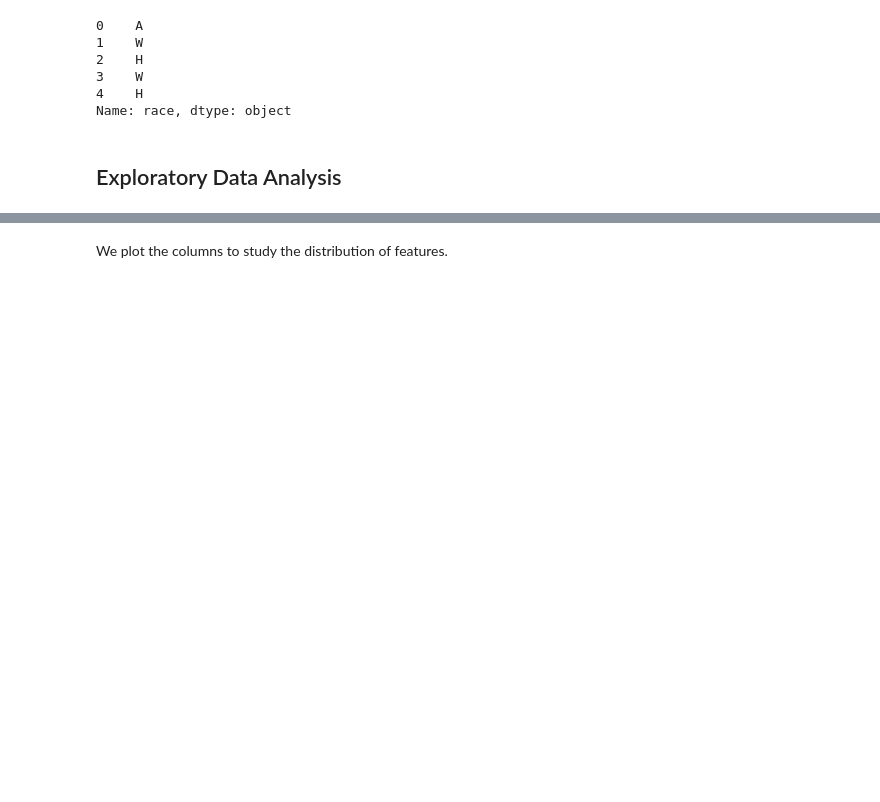
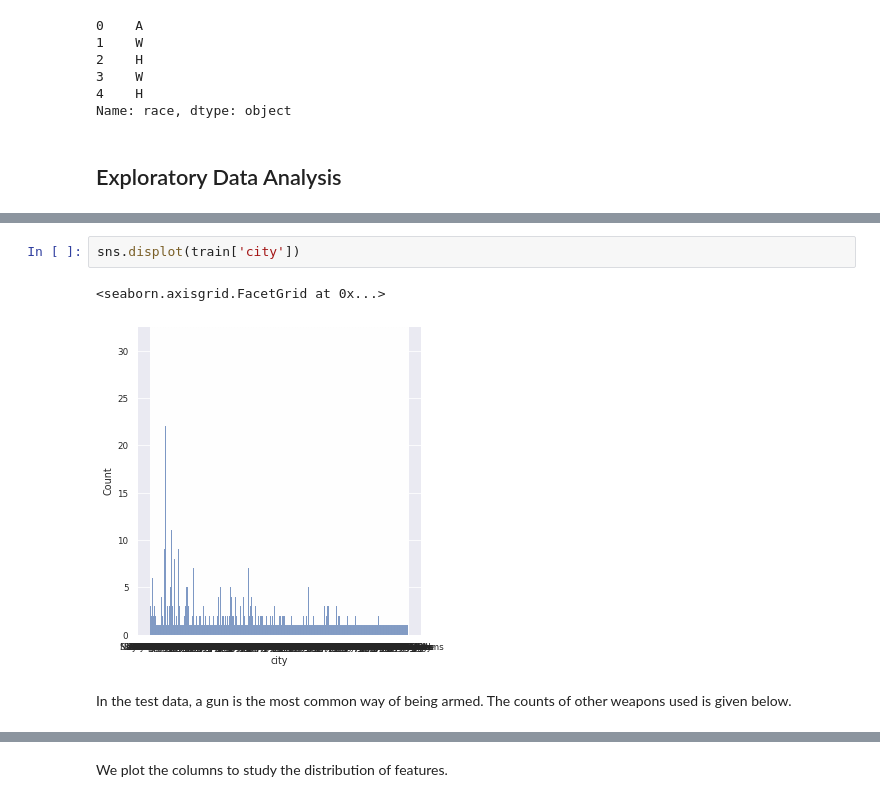
Before and after one commit to csauyong/police-brutality, a Jupyter notebook: analysis.ipynb, the cells around one changed output, grey strips where cells are left out. Saved outputs shown, nothing was run; the diff lists cells and outputs as text; blank space fills up the shorter version.

```diff
--- a/analysis.ipynb
+++ b/analysis.ipynb
@@ -229,0 +387,7 @@ Name: race, dtype: object
+# %%
+sns.displot(train['city'])
+# %% [output]
+<seaborn.axisgrid.FacetGrid at 0x...>
+[figure, added]
+# %% [markdown]
+In the test data, a gun is the most common way of being armed. The counts of other weapons used is given below.
```
Also changed, not shown: parts of 38 cells of this notebook.
